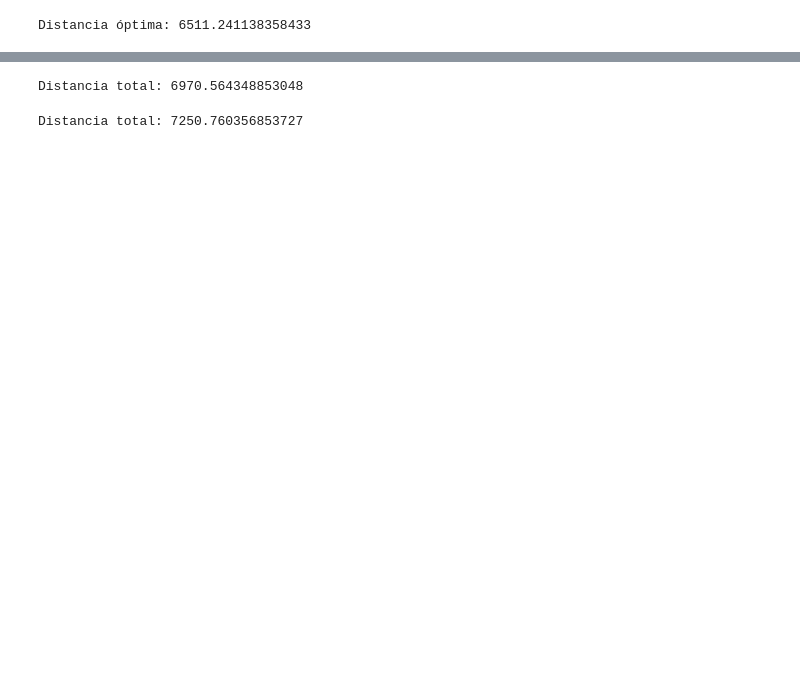
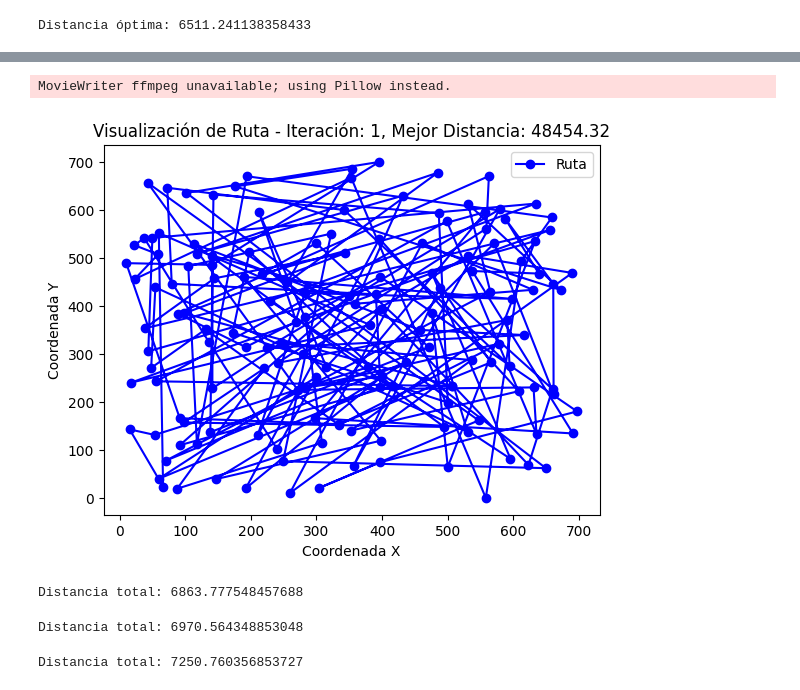
Before and after one commit to pabloozamora/UVG_Modsim_Lab_8, a Jupyter notebook: TSP/tsp_genetic.ipynb, the cells around one changed output, grey strips where cells are left out. Cells and saved outputs as stored; diff of their text form; code cells hidden in the pictures; blank space fills up the shorter version.

```diff
--- a/TSP/tsp_genetic.ipynb
+++ b/TSP/tsp_genetic.ipynb
@@ -226,3 +261,24 @@ Distancia total: 6970.564348853048
+# %%
+# Configuración para la animación
+fig, ax = plt.subplots()
+def animate(i):
+    route, distance, gen = history[i]
+    plot_route(route, gen, distance, ax=ax, show=False)
+
+# Crear animación
+ani = FuncAnimation(fig, animate, frames=len(history), repeat=False)
+
+# Guardar la animación como un archivo GIF o MP4
+ani.save('ruta_animacion.gif', fps=5)
+# %% [output]
+MovieWriter ffmpeg unavailable; using Pillow instead.
+[figure, added]
+# %%
+# semilla 1521 1% de retención, 90 minutos
+res = [51, 109, 43, 67, 38, 23, 32, 131, 134, 138, 54, 92, 46, 90, 83, 141, 25, 20, 47, 120, 139, 40, 53, 118, 24, 12, 116, 101, 41, 57, 39, 127, 69, 36, 61, 11, 148, 130, 17, 66, 60, 140, 117, 27, 31, 129, 144, 49, 147, 122, 77, 133, 59, 79, 88, 94, 121, 52, 35, 93, 126, 33, 105, 111, 16, 15, 78, 80, 14, 72, 145, 64, 112, 136, 123, 74, 13, 106, 91, 119, 68, 128, 4, 104, 45, 71, 44, 115, 150, 21, 125, 22, 149, 62, 3, 113, 10, 63, 48, 73, 76, 87, 1, 98, 103, 34, 30, 96, 89, 8, 84, 7, 82, 95, 107, 5, 100, 143, 97, 124, 146, 56, 26, 75, 18, 142, 85, 65, 132, 137, 50, 135, 70, 108, 102, 114, 99, 19, 2, 37, 6, 28, 9, 42, 110, 81, 29, 86, 58, 55]
+print(f"Distancia total: {total_distance(res)}")
+# %% [output]
+Distancia total: 6863.777548457688
 # %%
 # semilla 1521, 1% de retención
 res = [51, 109, 43, 67, 38, 23, 32, 131, 134, 138, 46, 54, 92, 90, 83, 141, 25, 20, 47, 37, 6, 9, 28, 42, 120, 139, 40, 53, 118, 24, 12, 116, 39, 57, 41, 101, 127, 69, 36, 61, 11, 148, 130, 17, 66, 60, 140, 117, 27, 31, 129, 144, 147, 49, 122, 77, 133, 16, 59, 79, 88, 94, 121, 52, 35, 93, 126, 33, 105, 111, 15, 78, 80, 14, 72, 145, 64, 112, 136, 123, 74, 13, 106, 91, 119, 68, 128, 104, 4, 45, 71, 44, 115, 150, 21, 125, 22, 149, 62, 3, 113, 10, 63, 48, 73, 76, 87, 1, 98, 103, 34, 30, 96, 89, 8, 84, 7, 82, 95, 107, 5, 100, 143, 97, 124, 146, 56, 26, 75, 18, 142, 85, 65, 132, 137, 50, 135, 70, 108, 102, 114, 99, 19, 2, 110, 81, 29, 86, 58, 55]
```
Also changed, not shown: parts of 5 cells of this notebook, 1 other file.
